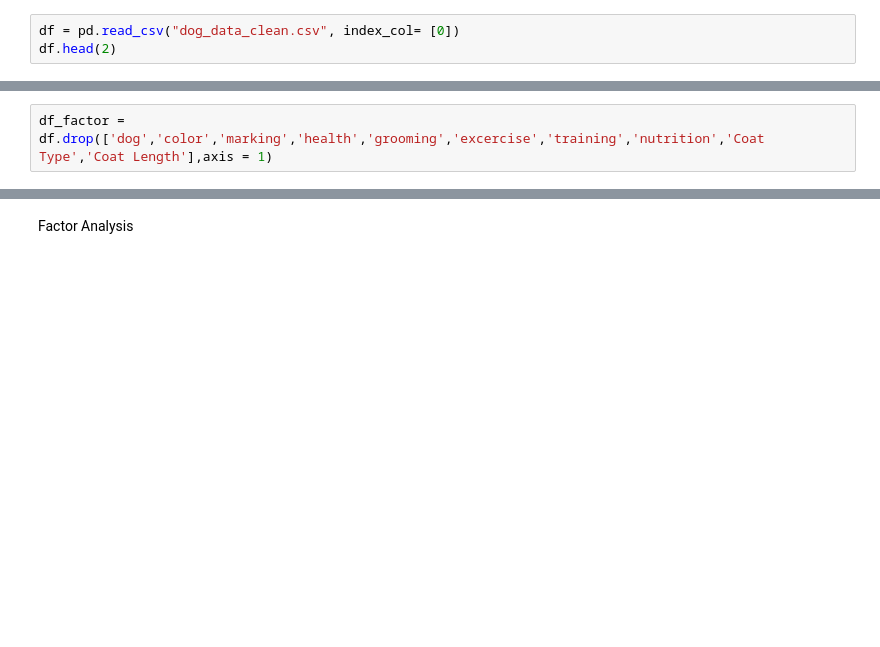
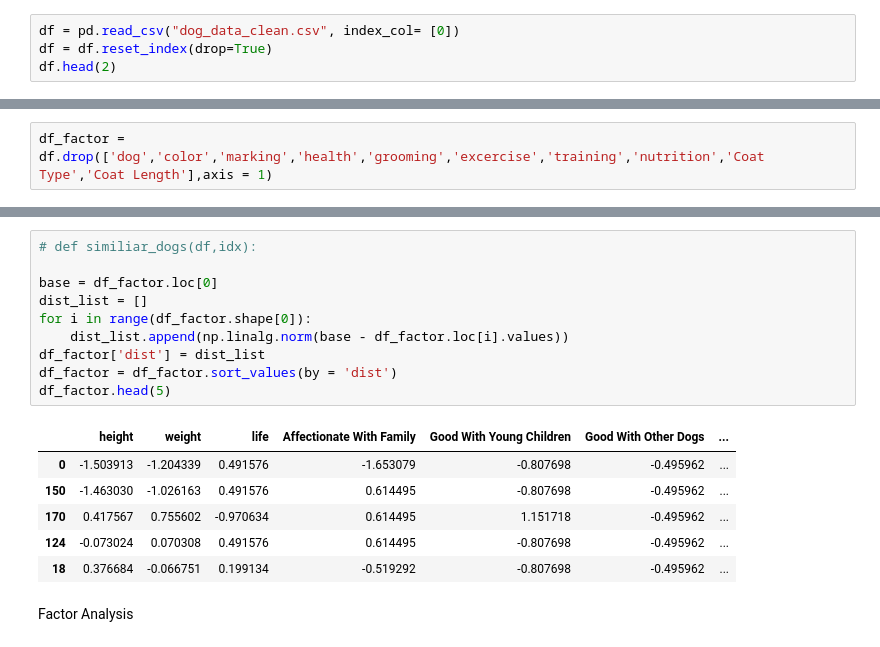
Before and after one commit to gihonglee/Dog_Breed_Recommendation, a Jupyter notebook: 6_dog_eda.ipynb, the cells around one changed output, grey strips where cells are left out. Saved outputs shown, nothing was run; the diff lists cells and outputs as text; blank space fills up the shorter version.

```diff
--- a/6_dog_eda.ipynb
+++ b/6_dog_eda.ipynb
@@ -20,4 +20,5 @@ import datetime
 import copy
 # %%
 df = pd.read_csv("dog_data_clean.csv", index_col= [0])
+df = df.reset_index(drop=True)
 df.head(2)
@@ -106,3 +149,20 @@ df_factor
+# %%
+# def similiar_dogs(df,idx):
+
+base = df_factor.loc[0]
+dist_list = []
+for i in range(df_factor.shape[0]):
+    dist_list.append(np.linalg.norm(base - df_factor.loc[i].values))
+df_factor['dist'] = dist_list
+df_factor = df_factor.sort_values(by = 'dist')
+df_factor.head(5)
+# %% [output]
+|  | height | weight | life | Affectionate With Family | Good With Young Children | Good With Other Dogs | ... |
+| 0 | -1.503913 | -1.204339 | 0.491576 | -1.653079 | -0.807698 | -0.495962 | ... |
+| 150 | -1.463030 | -1.026163 | 0.491576 | 0.614495 | -0.807698 | -0.495962 | ... |
+| 170 | 0.417567 | 0.755602 | -0.970634 | 0.614495 | 1.151718 | -0.495962 | ... |
+| 124 | -0.073024 | 0.070308 | 0.491576 | 0.614495 | -0.807698 | -0.495962 | ... |
+| 18 | 0.376684 | -0.066751 | 0.199134 | -0.519292 | -0.807698 | -0.495962 | ... |
 # %% [markdown]
 Factor Analysis
 # %%
```
Also changed, not shown: parts of 7 cells of this notebook, 1 other file.
